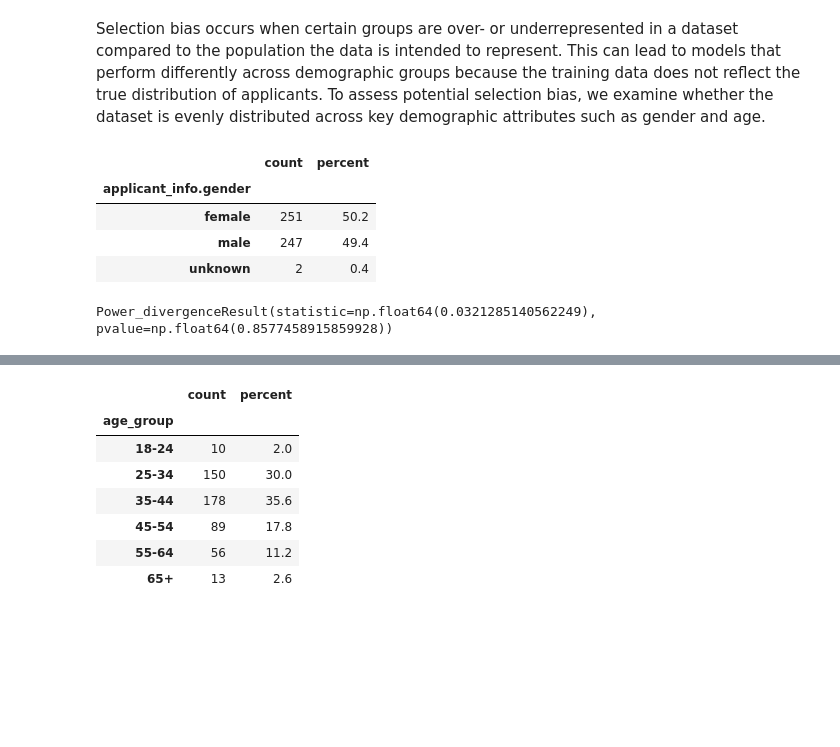
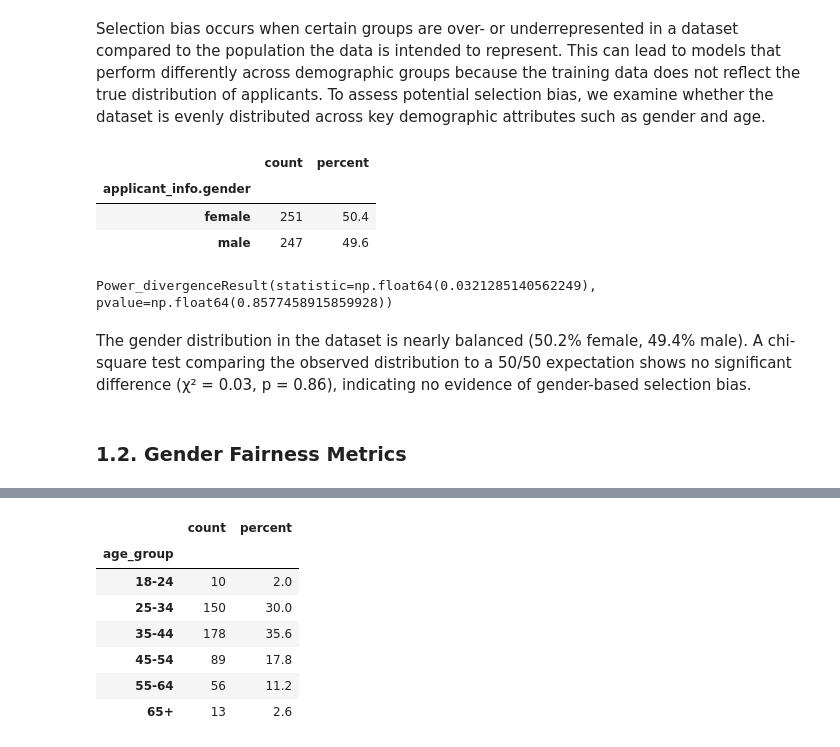
Before and after one commit to lauraaandrada/dego-project-team2, a Jupyter notebook: notebooks/02-bias-analysis.ipynb, the cells around one changed output, grey strips where cells are left out. Cells and saved outputs as stored; diff of their text form; code cells hidden in the pictures; blank space fills up the shorter version.

Commit message:
restructured work based on demographic characteristics, cleaned Interaction analysis to those supporting purpose of work & added Bias report

```diff
--- a/notebooks/02-bias-analysis.ipynb
+++ b/notebooks/02-bias-analysis.ipynb
@@ -61,19 +63,21 @@ This section investigates potential sources of bias within the dataset and decis
 # %% [markdown]
 Selection bias occurs when certain groups are over- or underrepresented in a dataset compared to the population the data is intended to represent. This can lead to models that perform differently across demographic groups because the training data does not reflect the true distribution of applicants. To assess potential selection bias, we examine whether the dataset is evenly distributed across key demographic attributes such as gender and age.
 # %%
+# drop missing gender values
+gender_df = df.dropna(subset=["applicant_info.gender"])
+
 gender_counts = df["applicant_info.gender"].value_counts()
-gender_percent = (gender_counts / len(df) * 100).round(2)
+gender_percent = (gender_counts / len(gender_df) * 100).round(2)
 
 gender_summary = pd.DataFrame({
     "count": gender_counts,
     "percent": gender_percent
 })
 
 gender_summary
 # %% [output]
 |  | count | percent |
 | applicant_info.gender |  |  |
-| female | 251 | 50.2 |
-| male | 247 | 49.4 |
-| unknown | 2 | 0.4 |
+| female | 251 | 50.4 |
+| male | 247 | 49.6 |
 # %%
@@ -89,3 +90,8 @@ expected = [len(gender_df)/2, len(gender_df)/2]
 chisquare(observed, expected)
 # %% [output]
 Power_divergenceResult(statistic=np.float64(0.0321285140562249), pvalue=np.float64(0.8577458915859928))
+# %% [markdown]
+
+The gender distribution in the dataset is nearly balanced (50.2% female, 49.4% male). A chi-square test comparing the observed distribution to a 50/50 expectation shows no significant difference (χ² = 0.03, p = 0.86), indicating no evidence of gender-based selection bias.
+# %% [markdown]
+### **1.2. Gender Fairness Metrics**
```
Also changed, not shown: parts of 89 cells of this notebook.
